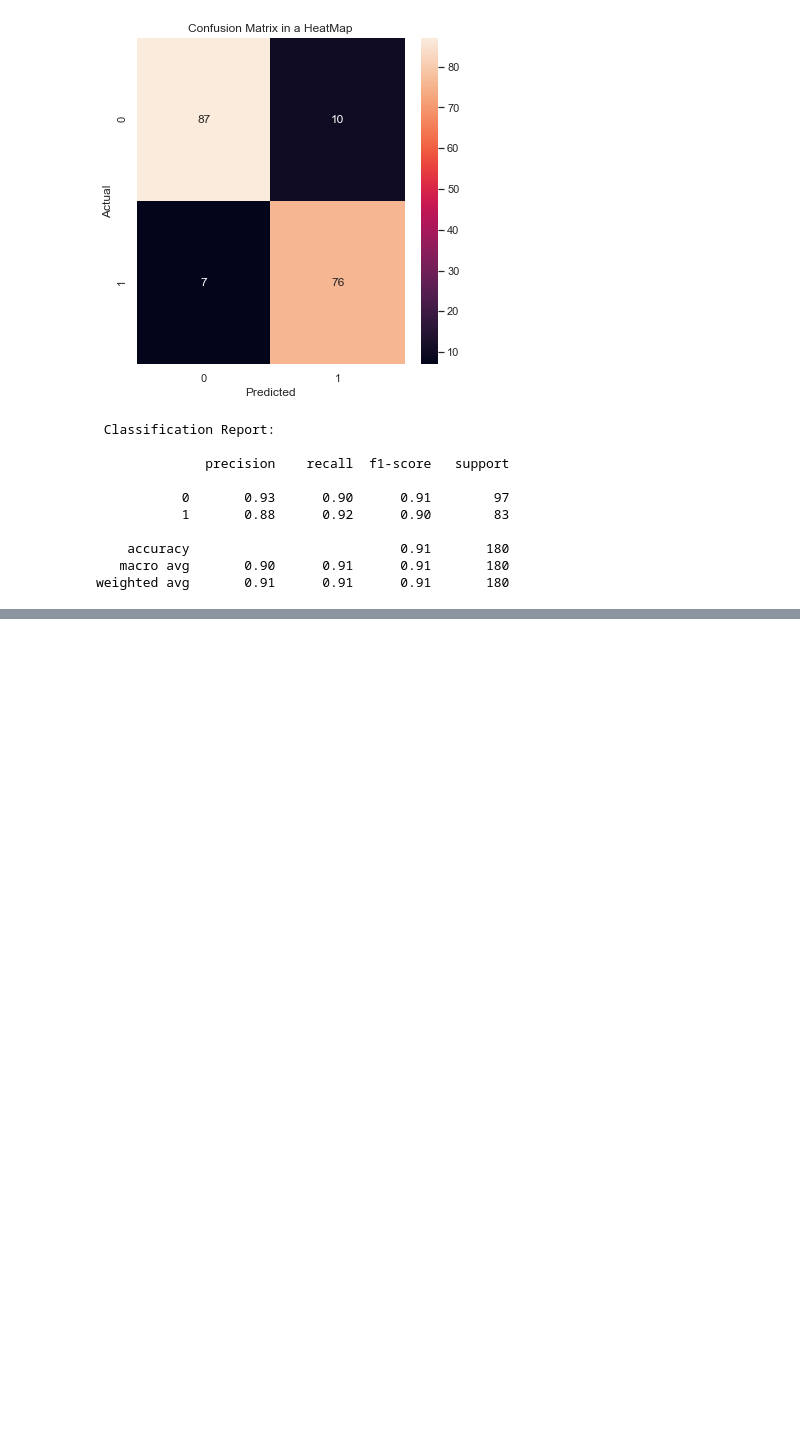
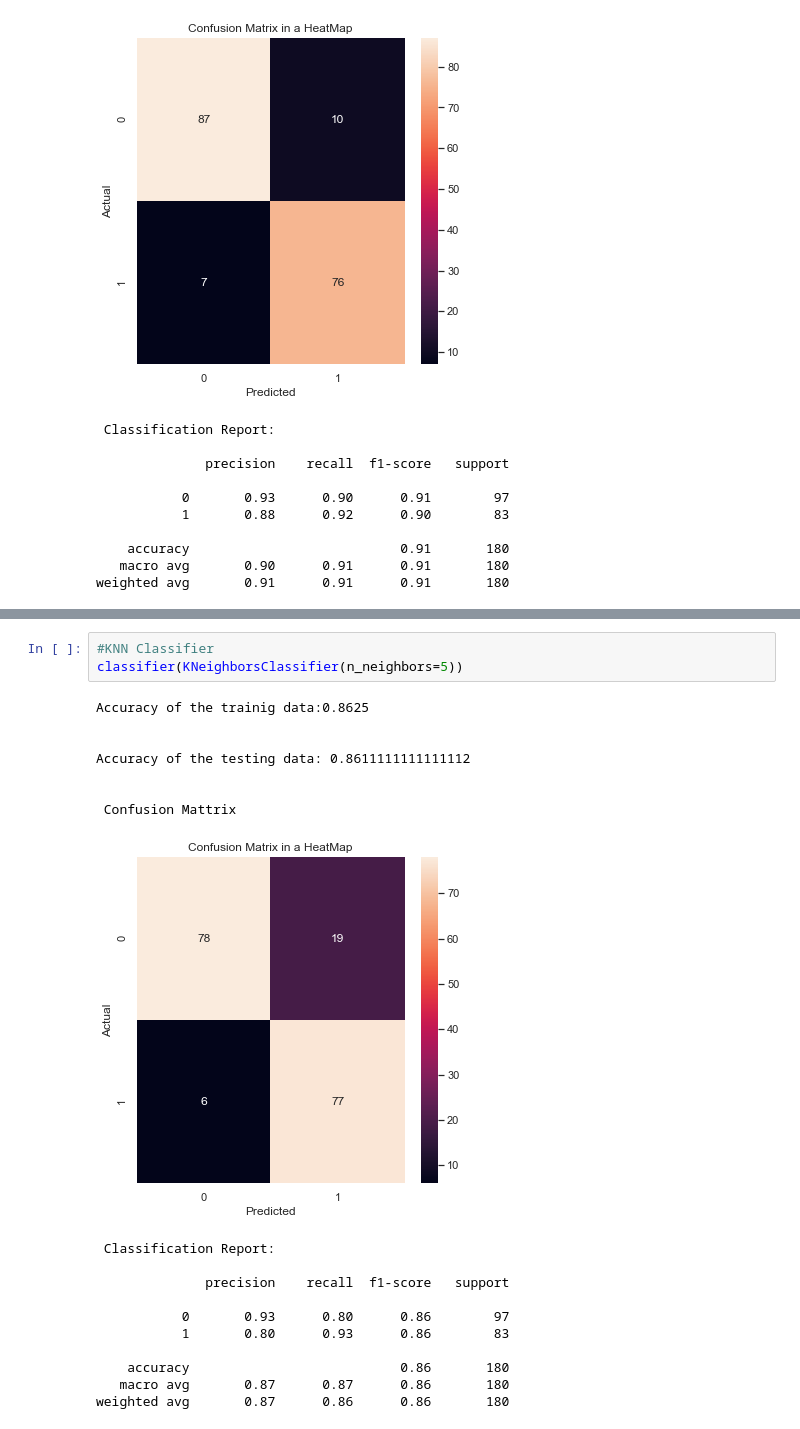
Before and after one commit to LNF970203/Supervised-Learning, a Jupyter notebook: Raisin_classification/Raisin_predictions.ipynb, the cells around one changed output, grey strips where cells are left out. Saved outputs shown, nothing was run; the diff lists cells and outputs as text; blank space fills up the shorter version.

```diff
--- a/Raisin_classification/Raisin_predictions.ipynb
+++ b/Raisin_classification/Raisin_predictions.ipynb
@@ -245,0 +291,22 @@ weighted avg       0.91      0.91      0.91       180
+# %%
+#KNN Classifier
+classifier(KNeighborsClassifier(n_neighbors=5))
+# %% [output]
+Accuracy of the trainig data:0.8625
+
+
+Accuracy of the testing data: 0.8611111111111112
+
+
+ Confusion Mattrix
+[figure, added]
+ Classification Report:
+
+              precision    recall  f1-score   support
+
+           0       0.93      0.80      0.86        97
+           1       0.80      0.93      0.86        83
+
+    accuracy                           0.86       180
+   macro avg       0.87      0.87      0.86       180
+weighted avg       0.87      0.86      0.86       180
```
Also changed, not shown: parts of 31 cells of this notebook.
